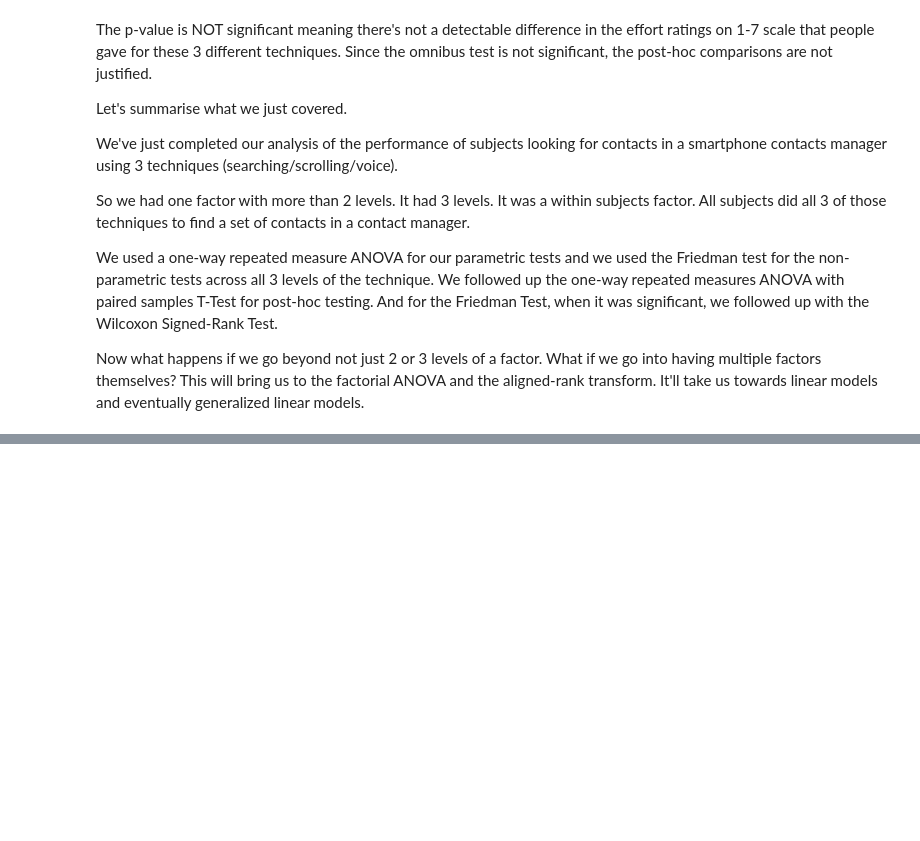
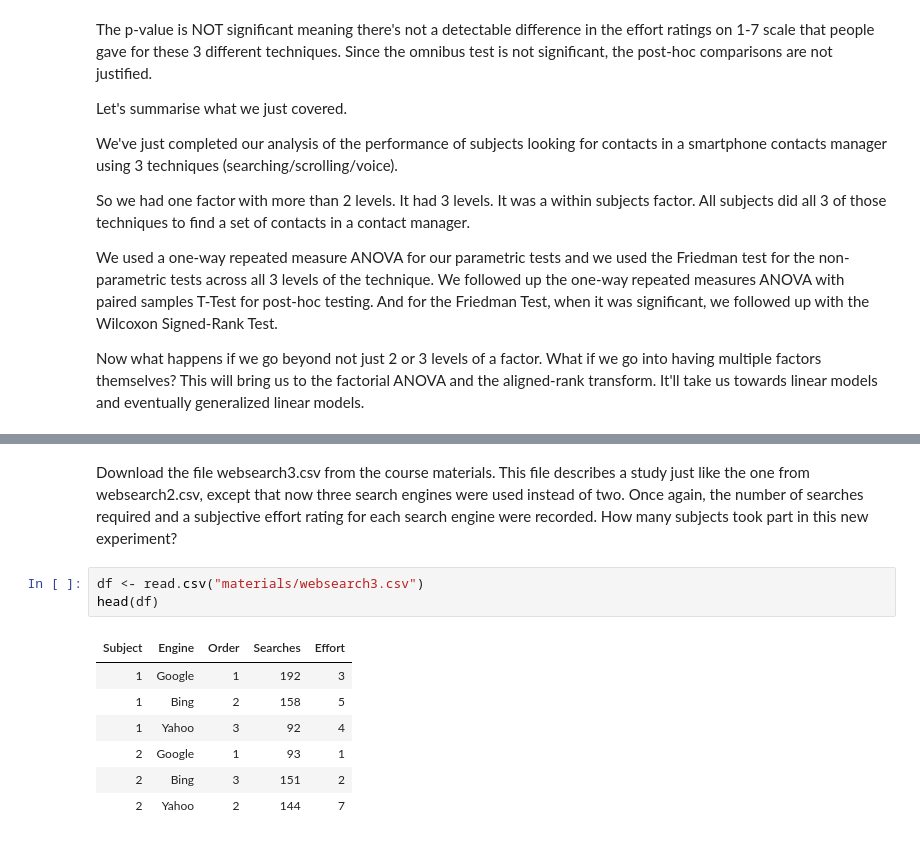
Before and after one commit to iamjz/R-Data, a Jupyter notebook: Designing, Running, and Analyzing Experiments/Week 06.ipynb, the cells around one changed output, grey strips where cells are left out. Drawn from its saved outputs; the diff is of its cells as text; blank space fills up the shorter version.

```diff
--- a/Designing, Running, and Analyzing Experiments/Week 06.ipynb
+++ b/Designing, Running, and Analyzing Experiments/Week 06.ipynb
@@ -869,0 +1010,13 @@ Now what happens if we go beyond not just 2 or 3 levels of a factor. What if we
+# %% [markdown]
+Download the file websearch3.csv from the course materials. This file describes a study just like the one from websearch2.csv, except that now three search engines were used instead of two. Once again, the number of searches required and a subjective effort rating for each search engine were recorded. How many subjects took part in this new experiment?
+# %%
+df <- read.csv("materials/websearch3.csv")
+head(df)
+# %% [output]
+| Subject | Engine | Order | Searches | Effort |
+| 1 | Google | 1 | 192 | 3 |
+| 1 | Bing | 2 | 158 | 5 |
+| 1 | Yahoo | 3 | 92 | 4 |
+| 2 | Google | 1 | 93 | 1 |
+| 2 | Bing | 3 | 151 | 2 |
+| 2 | Yahoo | 2 | 144 | 7 |
```
Also changed, not shown: parts of 45 cells of this notebook.
